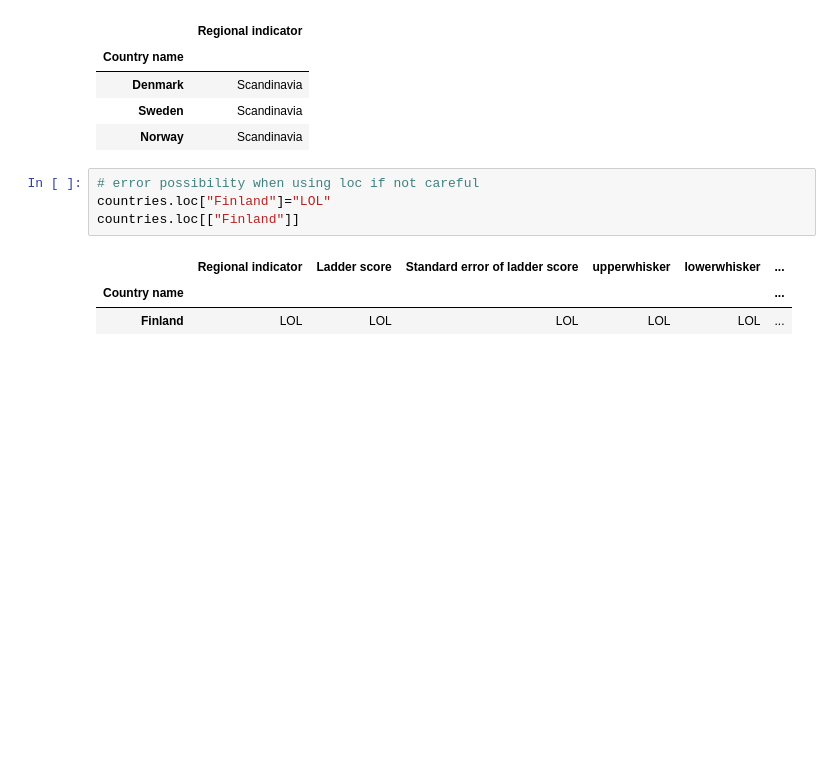
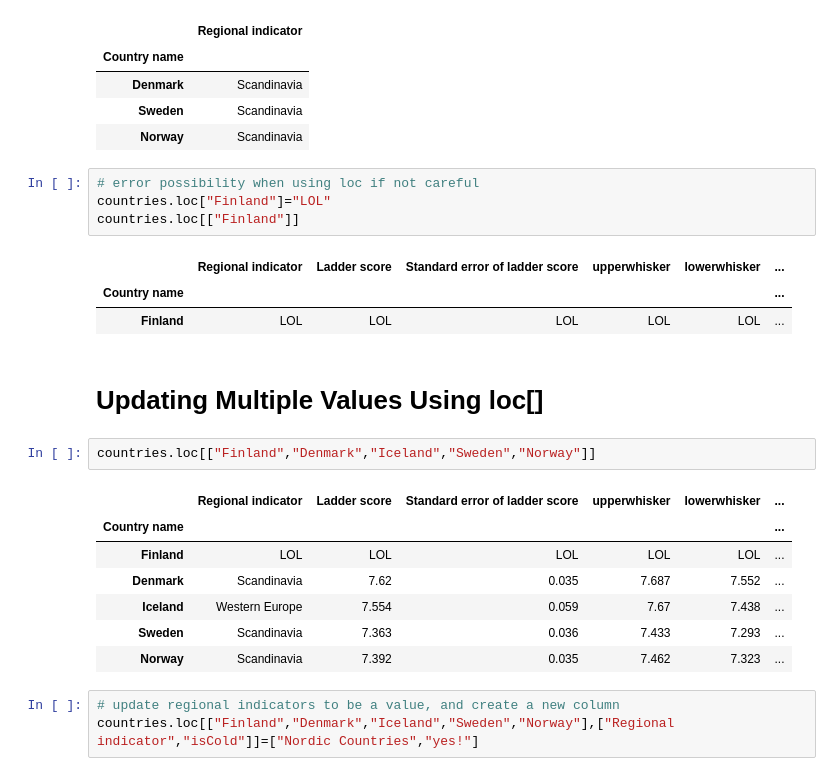
Before and after one commit to the-javascript-jedi/python-projects, a Jupyter notebook: colt-steele/data-analysis-visualization/s_10_updating_values/s_1_renaming_columns.ipynb, the cells around one changed output. Drawn from its saved outputs; the diff is of its cells as text; blank space fills up the shorter version.

Commit message:
added loc to update multiple columns

```diff
--- a/colt-steele/data-analysis-visualization/s_10_updating_values/s_1_renaming_columns.ipynb
+++ b/colt-steele/data-analysis-visualization/s_10_updating_values/s_1_renaming_columns.ipynb
@@ -260,3 +260,18 @@ countries.loc[["Finland"]]
 |  | Regional indicator | Ladder score | Standard error of ladder score | upperwhisker | lowerwhisker | ... |
 | Country name |  |  |  |  |  | ... |
 | Finland | LOL | LOL | LOL | LOL | LOL | ... |
+# %% [markdown]
+# Updating Multiple Values Using loc[]
+# %%
+countries.loc[["Finland","Denmark","Iceland","Sweden","Norway"]]
+# %% [output]
+|  | Regional indicator | Ladder score | Standard error of ladder score | upperwhisker | lowerwhisker | ... |
+| Country name |  |  |  |  |  | ... |
+| Finland | LOL | LOL | LOL | LOL | LOL | ... |
+| Denmark | Scandinavia | 7.62 | 0.035 | 7.687 | 7.552 | ... |
+| Iceland | Western Europe | 7.554 | 0.059 | 7.67 | 7.438 | ... |
+| Sweden | Scandinavia | 7.363 | 0.036 | 7.433 | 7.293 | ... |
+| Norway | Scandinavia | 7.392 | 0.035 | 7.462 | 7.323 | ... |
+# %%
+# update regional indicators to be a value, and create a new column
+countries.loc[["Finland","Denmark","Iceland","Sweden","Norway"],["Regional indicator","isCold"]]=["Nordic Countries","yes!"]
```
Also changed, not shown: parts of 3 cells of this notebook.
